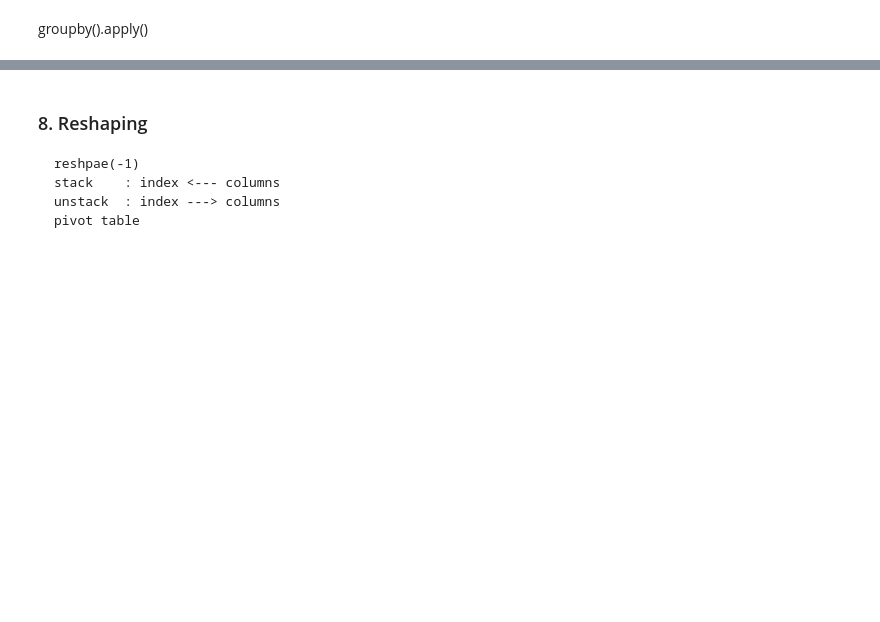
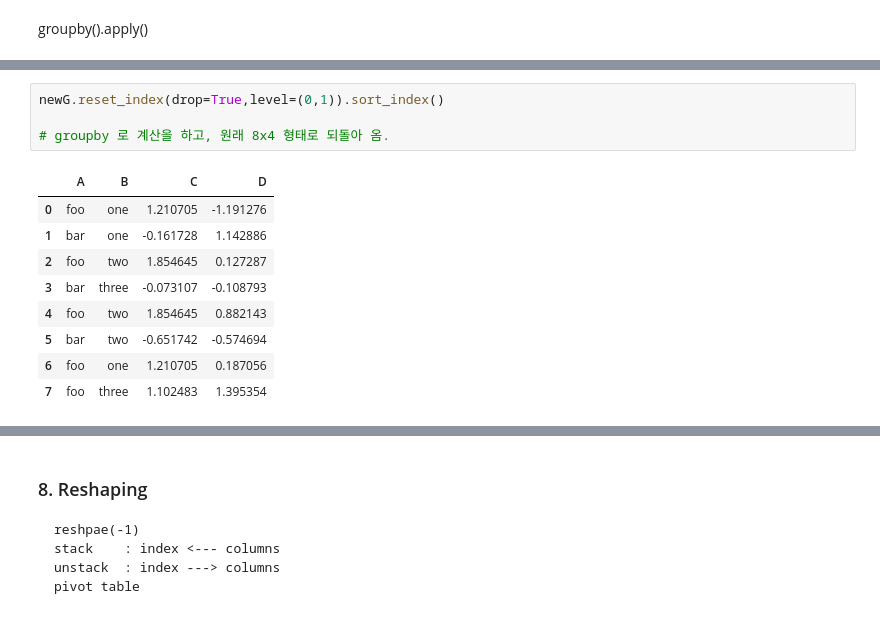
Before and after one commit to smjune/ipynb, a Jupyter notebook: pandas_guide.ipynb, the cells around one changed output, grey strips where cells are left out. Drawn from its saved outputs; the diff is of its cells as text; blank space fills up the shorter version.

```diff
--- a/pandas_guide.ipynb
+++ b/pandas_guide.ipynb
@@ -922,0 +1025,14 @@ groupby().apply()
+# %%
+newG.reset_index(drop=True,level=(0,1)).sort_index()
+
+# groupby 로 계산을 하고, 원래 8x4 형태로 되돌아 옴.
+# %% [output]
+|  | A | B | C | D |
+| 0 | foo | one | 1.210705 | -1.191276 |
+| 1 | bar | one | -0.161728 | 1.142886 |
+| 2 | foo | two | 1.854645 | 0.127287 |
+| 3 | bar | three | -0.073107 | -0.108793 |
+| 4 | foo | two | 1.854645 | 0.882143 |
+| 5 | bar | two | -0.651742 | -0.574694 |
+| 6 | foo | one | 1.210705 | 0.187056 |
+| 7 | foo | three | 1.102483 | 1.395354 |
```
Also changed, not shown: parts of 71 cells of this notebook, 2 other files.
